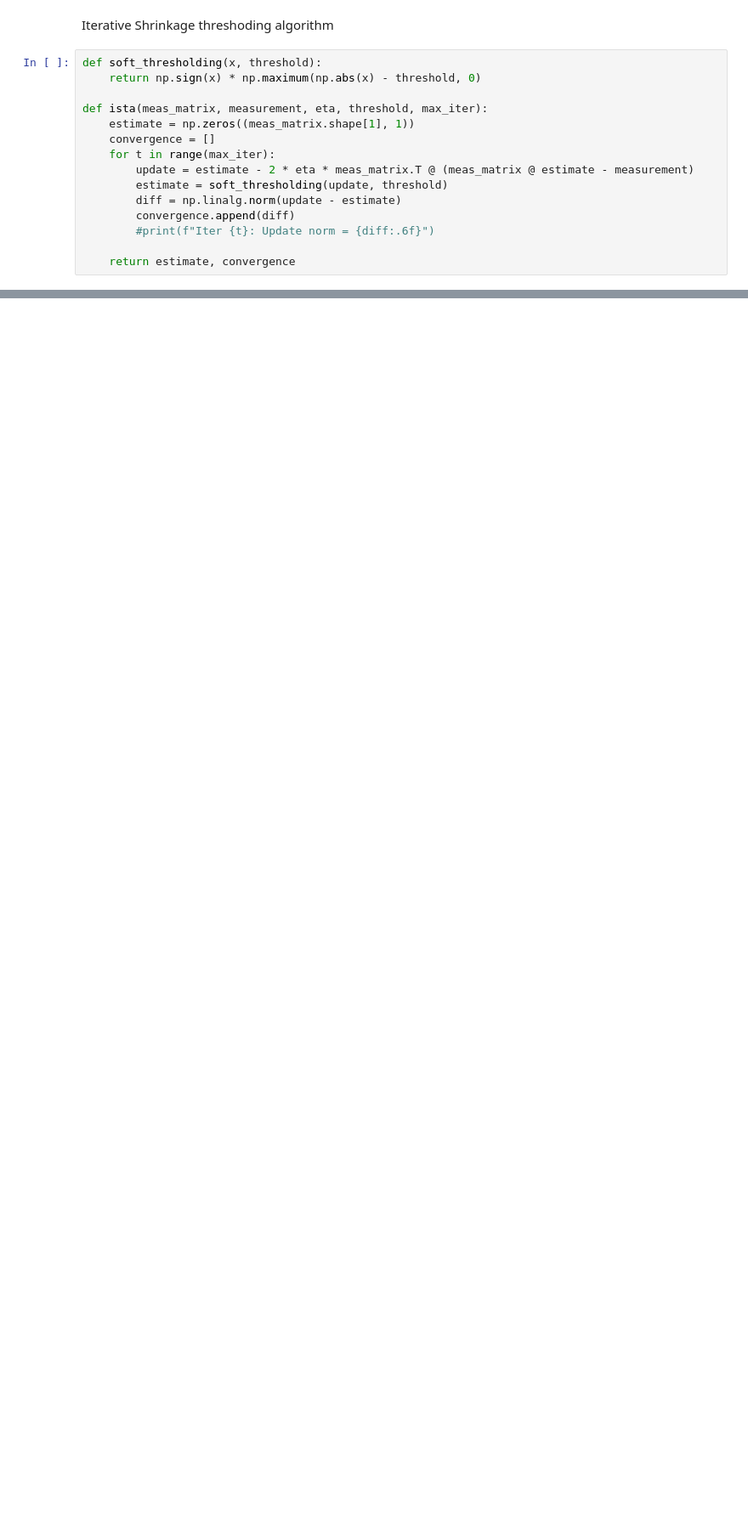
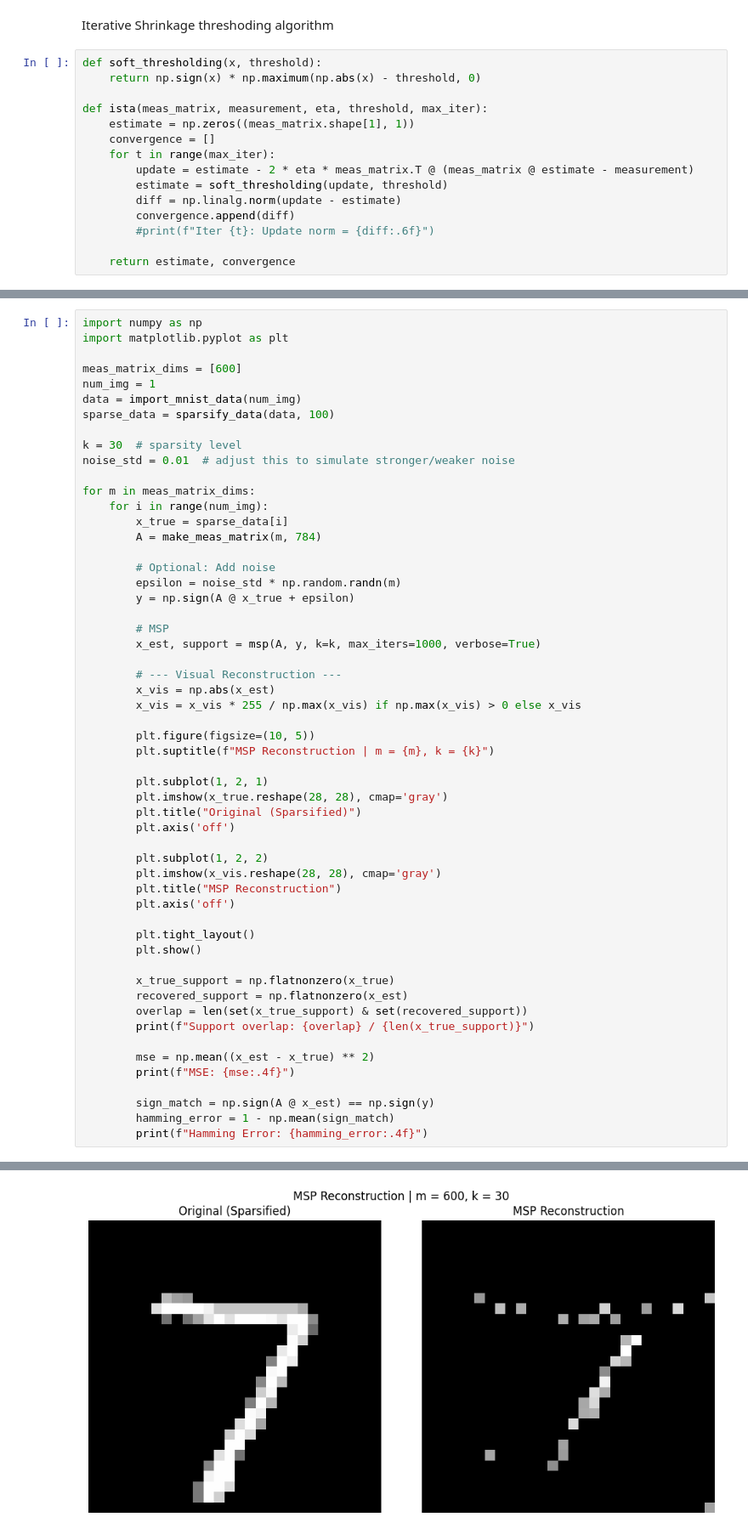
Before and after one commit to josephine-king/EE4740_ImageCompression, a Jupyter notebook: image_compression.ipynb, the cells around one changed output, grey strips where cells are left out. Shown: that part at 85% size. Cells and saved outputs as stored; diff of their text form; blank space fills up the shorter version.

```diff
--- a/image_compression.ipynb
+++ b/image_compression.ipynb
@@ -330,0 +502,56 @@ plt.show()
+# %%
+import numpy as np
+import matplotlib.pyplot as plt
+
+meas_matrix_dims = [600]
+num_img = 1
+data = import_mnist_data(num_img)
+sparse_data = sparsify_data(data, 100)
+
+k = 30  # sparsity level
+noise_std = 0.01  # adjust this to simulate stronger/weaker noise
+
+for m in meas_matrix_dims:
+    for i in range(num_img):
+        x_true = sparse_data[i]
+        A = make_meas_matrix(m, 784)
+
+        # Optional: Add noise
+        epsilon = noise_std * np.random.randn(m)
+        y = np.sign(A @ x_true + epsilon)
+
+        # MSP
+        x_est, support = msp(A, y, k=k, max_iters=1000, verbose=True)
+
+        # --- Visual Reconstruction ---
+        x_vis = np.abs(x_est)
+        x_vis = x_vis * 255 / np.max(x_vis) if np.max(x_vis) > 0 else x_vis
+
+        plt.figure(figsize=(10, 5))
+        plt.suptitle(f"MSP Reconstruction | m = {m}, k = {k}")
+
+        plt.subplot(1, 2, 1)
+        plt.imshow(x_true.reshape(28, 28), cmap='gray')
+        plt.title("Original (Sparsified)")
+        plt.axis('off')
+
+        plt.subplot(1, 2, 2)
+        plt.imshow(x_vis.reshape(28, 28), cmap='gray')
+        plt.title("MSP Reconstruction")
+        plt.axis('off')
+
+        plt.tight_layout()
+        plt.show()
+
+        x_true_support = np.flatnonzero(x_true)
+        recovered_support = np.flatnonzero(x_est)
+        overlap = len(set(x_true_support) & set(recovered_support))
+        print(f"Support overlap: {overlap} / {len(x_true_support)}")
+
+        mse = np.mean((x_est - x_true) ** 2)
+        print(f"MSE: {mse:.4f}")
+
+        sign_match = np.sign(A @ x_est) == np.sign(y)
+        hamming_error = 1 - np.mean(sign_match)
+        print(f"Hamming Error: {hamming_error:.4f}")
+# %% [output]
@@ -330,0 +575 @@ plt.show()
+[figure, added]
```
Also changed, not shown: parts of 16 cells of this notebook.
